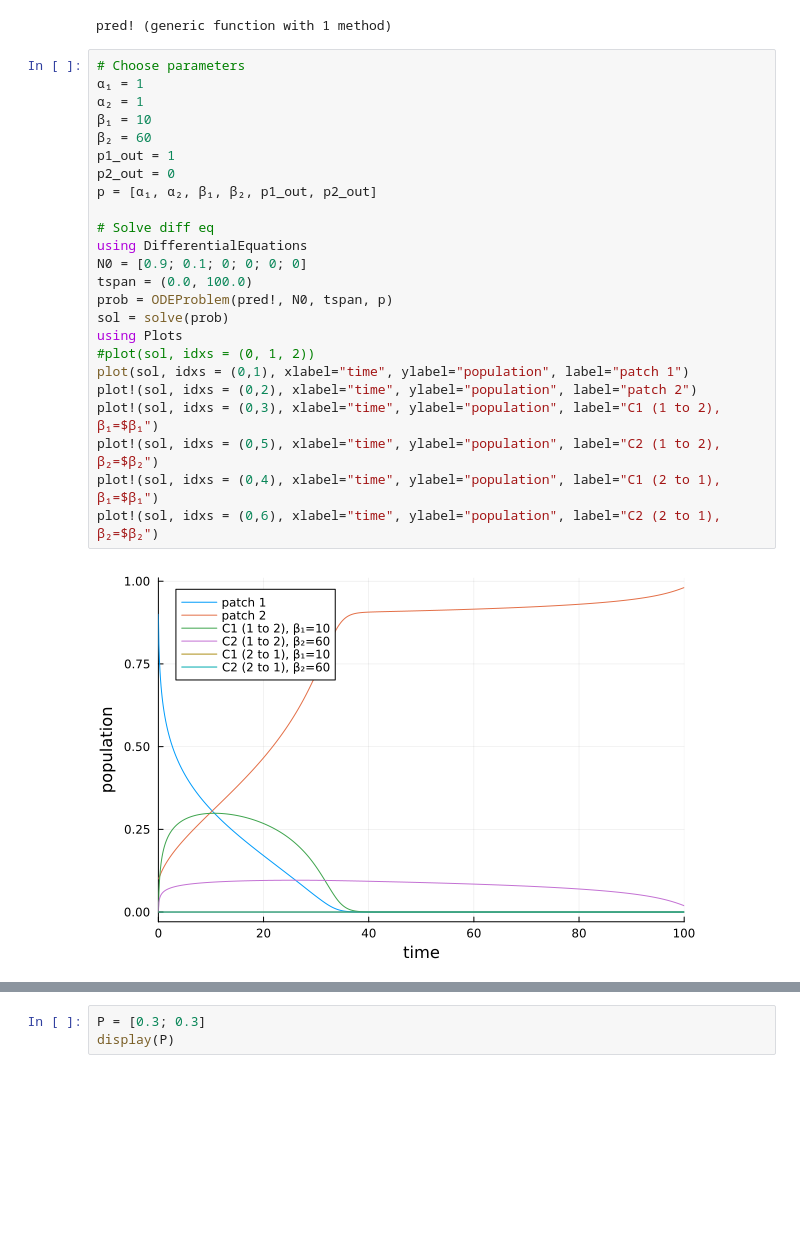
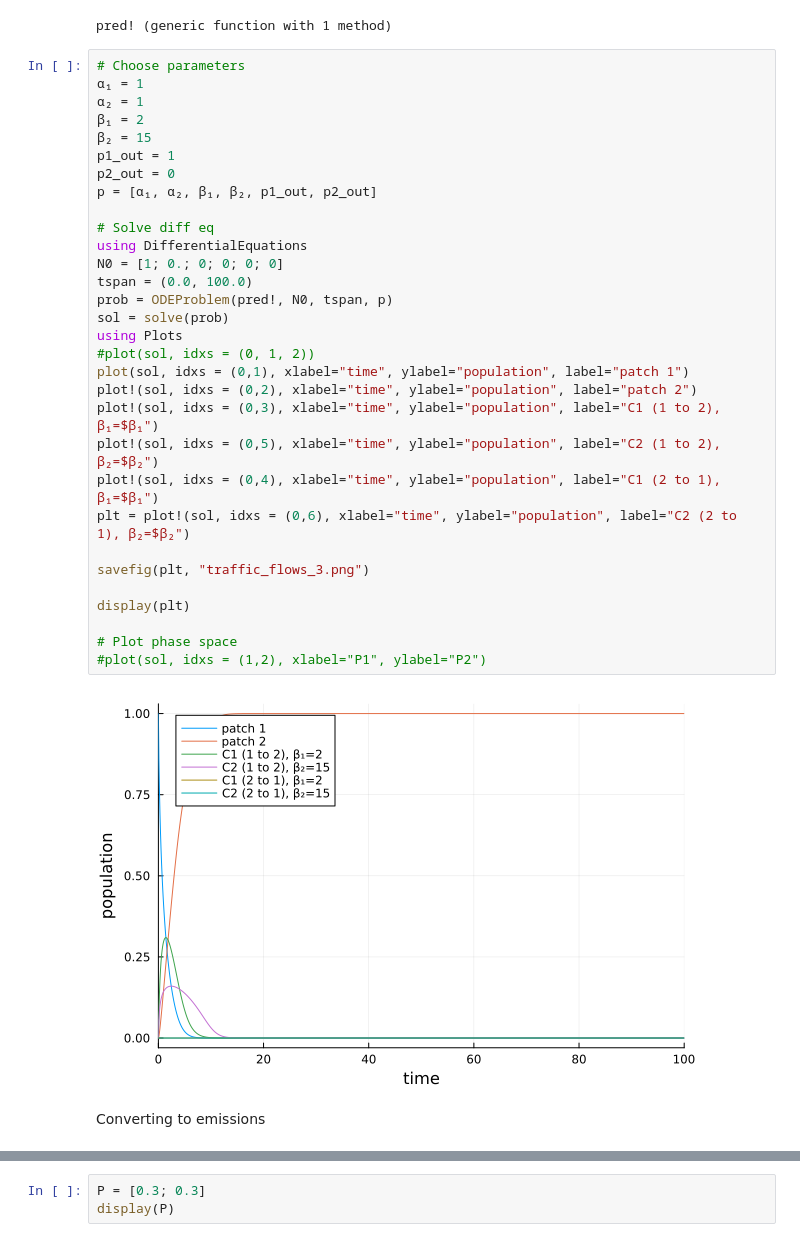
Before and after one commit to acossairt/traffic_air_quality_modeling, a Jupyter notebook: travel_4.ipynb, the cells around one changed output, grey strips where cells are left out. Drawn from its saved outputs; the diff is of its cells as text; blank space fills up the shorter version.

```diff
--- a/travel_4.ipynb
+++ b/travel_4.ipynb
@@ -45,26 +52,35 @@ pred! (generic function with 1 method)
 # %%
 # Choose parameters
 α₁ = 1
 α₂ = 1
-β₁ = 10
-β₂ = 60
+β₁ = 2
+β₂ = 15
 p1_out = 1
 p2_out = 0
 p = [α₁, α₂, β₁, β₂, p1_out, p2_out]
 
 # Solve diff eq
 using DifferentialEquations
-N0 = [0.9; 0.1; 0; 0; 0; 0]
+N0 = [1; 0.; 0; 0; 0; 0]
 tspan = (0.0, 100.0)
 prob = ODEProblem(pred!, N0, tspan, p)
 sol = solve(prob)
 using Plots
 #plot(sol, idxs = (0, 1, 2))
 plot(sol, idxs = (0,1), xlabel="time", ylabel="population", label="patch 1")
 plot!(sol, idxs = (0,2), xlabel="time", ylabel="population", label="patch 2")
 plot!(sol, idxs = (0,3), xlabel="time", ylabel="population", label="C1 (1 to 2), β₁=$β₁")
 plot!(sol, idxs = (0,5), xlabel="time", ylabel="population", label="C2 (1 to 2), β₂=$β₂")
 plot!(sol, idxs = (0,4), xlabel="time", ylabel="population", label="C1 (2 to 1), β₁=$β₁")
-plot!(sol, idxs = (0,6), xlabel="time", ylabel="population", label="C2 (2 to 1), β₂=$β₂")
+plt = plot!(sol, idxs = (0,6), xlabel="time", ylabel="population", label="C2 (2 to 1), β₂=$β₂")
+
+savefig(plt, "traffic_flows_3.png")
+
+display(plt)
+
+# Plot phase space
+#plot(sol, idxs = (1,2), xlabel="P1", ylabel="P2")
 # %% [output]
-[figure, old version]
+[figure, new version]
+# %% [markdown]
+Converting to emissions
```
Also changed, not shown: parts of 11 cells of this notebook, 10 other files.
